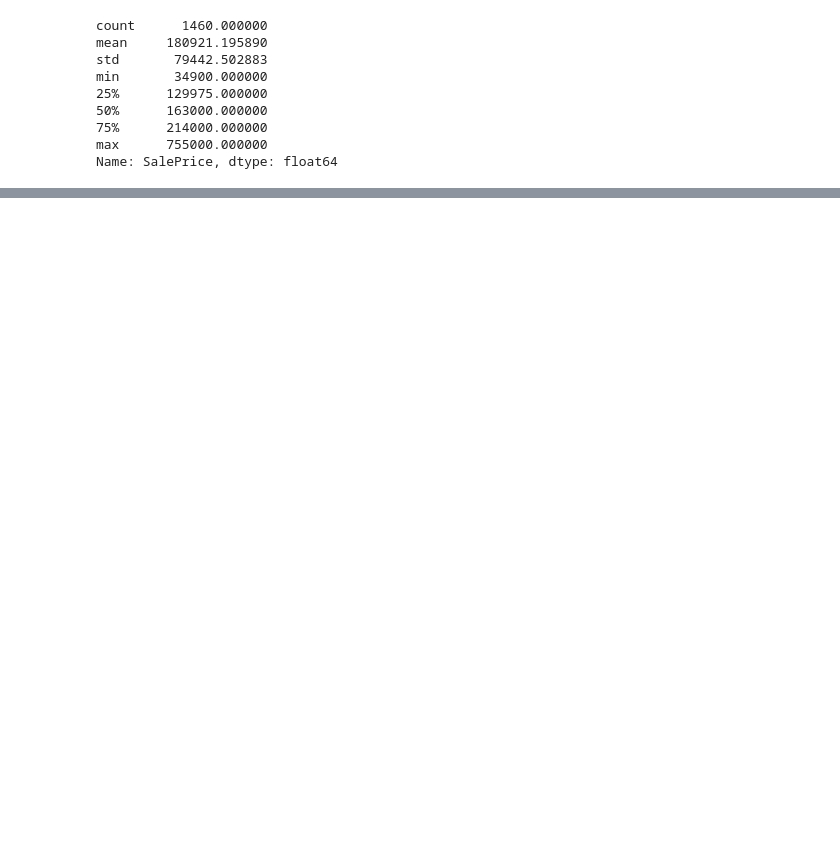
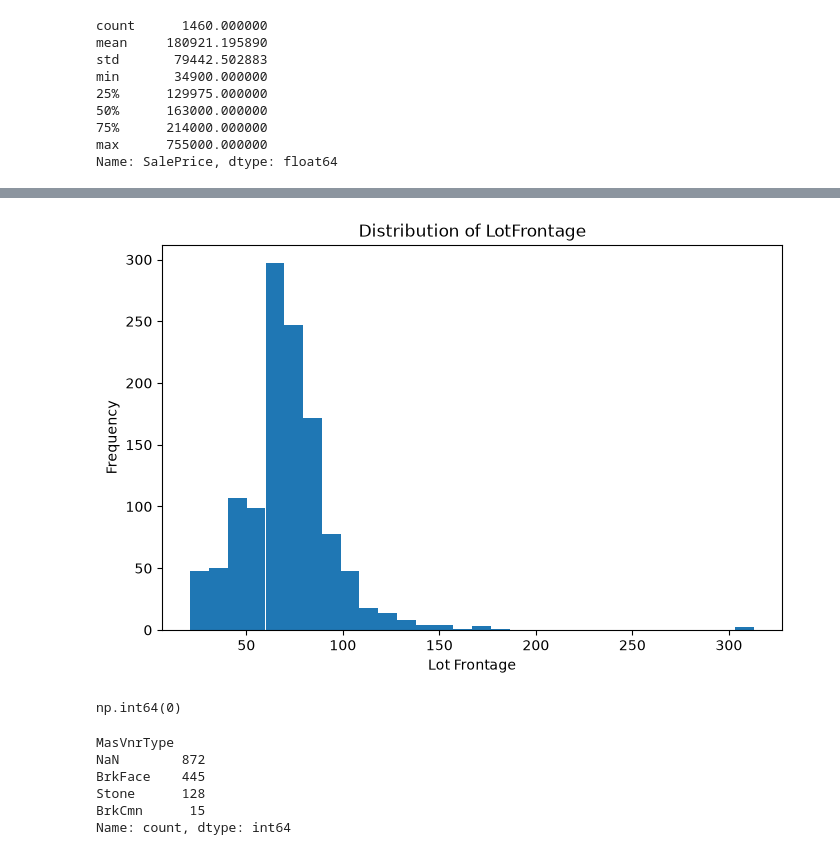
Before and after one commit to Vedansh1011/Smart-House-Price-Prediction, a Jupyter notebook: notebooks/01_data_understanding.ipynb, the cells around one changed output, grey strips where cells are left out. Cells and saved outputs as stored; diff of their text form; code cells hidden in the pictures; blank space fills up the shorter version.

Commit message:
Complete data cleaning and missing value preprocessing

```diff
--- a/notebooks/01_data_understanding.ipynb
+++ b/notebooks/01_data_understanding.ipynb
@@ -173,0 +230,22 @@ df["SalePrice"].hist()
+# %%
+df_clean = df.copy()
+# %%
+categorical_none = [
+    "PoolQC",
+    "MiscFeature",
+    "Alley",
+    "Fence",
+    "FireplaceQu",
+    "GarageType",
+    "GarageFinish",
+    "GarageQual",
+    "GarageCond",
+    "BsmtExposure",
+    "BsmtFinType1",
+    "BsmtFinType2",
+    "BsmtQual",
+    "BsmtCond"
+]
+# %%
+for col in categorical_none:
+    df_clean[col] = df_clean[col].fillna("None")
@@ -173,0 +284,4 @@ df["SalePrice"].hist()
+# %%
+df_clean["Electrical"] = df_clean["Electrical"].fillna(
+    df_clean["Electrical"].mode()[0]
+)
@@ -173,0 +304,9 @@ df["SalePrice"].hist()
+# %%
+plt.figure(figsize=(8,5))
+plt.hist(df_clean["LotFrontage"].dropna(), bins=30)
+plt.title("Distribution of LotFrontage")
+plt.xlabel("Lot Frontage")
+plt.ylabel("Frequency")
+plt.show()
+# %% [output]
+[figure, added]
@@ -173,0 +317,13 @@ df["SalePrice"].hist()
+# %%
+df_clean["LotFrontage"].isnull().sum()
+# %% [output]
+np.int64(0)
+# %%
+df_clean["MasVnrType"].value_counts(dropna=False)
+# %% [output]
+MasVnrType
+NaN        872
+BrkFace    445
+Stone      128
+BrkCmn      15
+Name: count, dtype: int64
```
Also changed, not shown: parts of 34 cells of this notebook, 2 other files.
